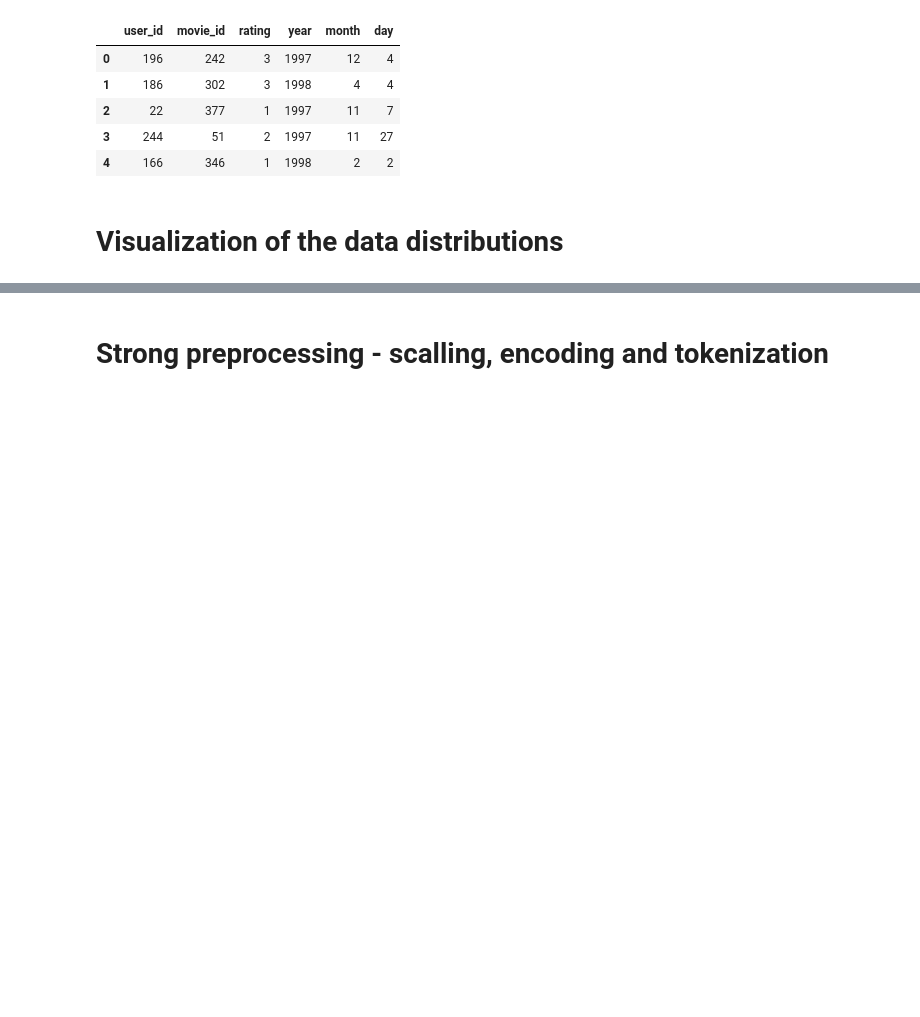
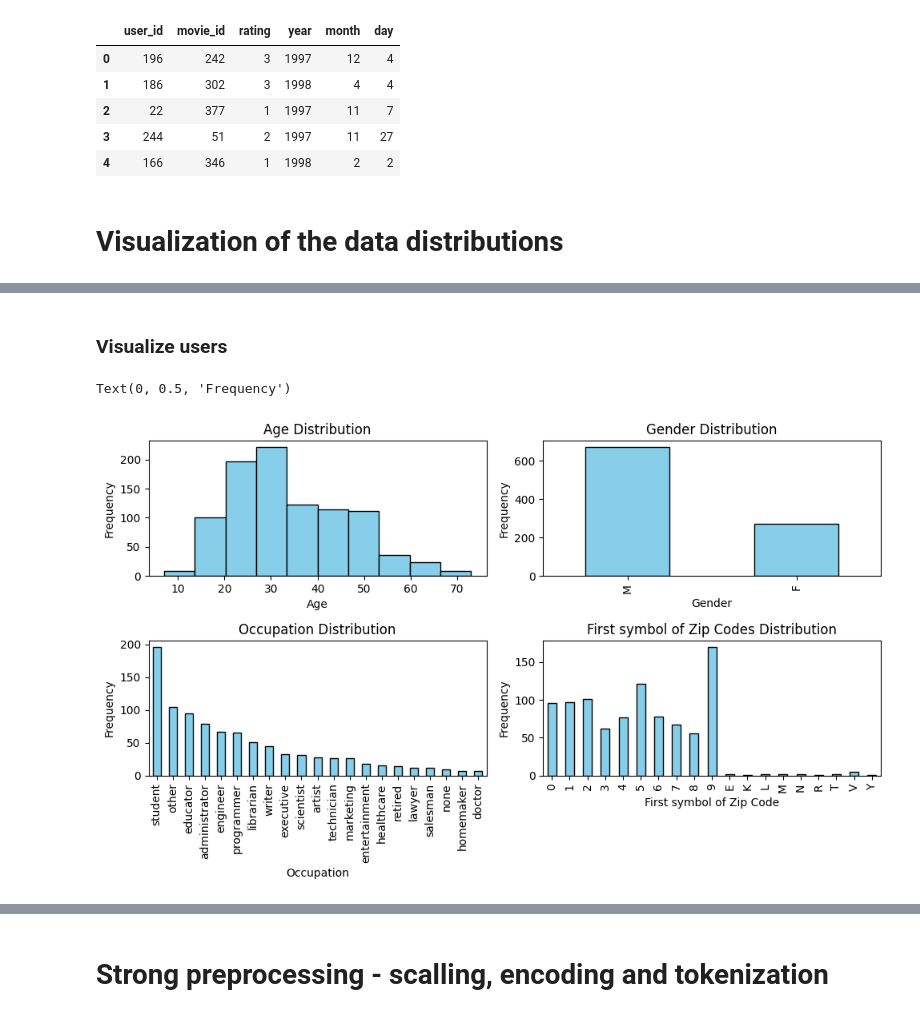
Before and after one commit to system205/PMLDL_Assignment2, a Jupyter notebook: notebooks/1.0-initial-data-exporation.ipynb, the cells around one changed output, grey strips where cells are left out. Cells and saved outputs as stored; diff of their text form; code cells hidden in the pictures; blank space fills up the shorter version.

```diff
--- a/notebooks/1.0-initial-data-exporation.ipynb
+++ b/notebooks/1.0-initial-data-exporation.ipynb
@@ -218,0 +314,36 @@ ratings_df.head()
+# %% [markdown]
+### Visualize users
+# %%
+# Visualization of age distribution
+plt.figure(figsize=(10, 6))
+plt.subplot(2, 2, 1)
+plt.hist(users_df['age'], bins=10, edgecolor='black', color='skyblue')
+plt.title('Age Distribution')
+plt.xlabel('Age')
+plt.ylabel('Frequency')
+
+# Visualization of gender distribution
+plt.subplot(2, 2, 2)
+users_df['gender'].value_counts().plot(kind='bar', edgecolor='black', color='skyblue')
+plt.title('Gender Distribution')
+plt.xlabel('Gender')
+plt.ylabel('Frequency')
+
+# Visualization of occupation distribution
+plt.subplot(2, 2, 3)
+users_df['occupation'].value_counts().plot(kind='bar', edgecolor='black', color='skyblue')
+plt.title('Occupation Distribution')
+plt.xlabel('Occupation')
+plt.ylabel('Frequency')
+
+plt.tight_layout()
+
+# Visualization of zip codes distribution
+plt.subplot(2, 2, 4)
+users_df['zip_code'].value_counts().sort_index().plot(kind='bar', edgecolor='black', color='skyblue')
+plt.title('First symbol of Zip Codes Distribution')
+plt.xlabel('First symbol of Zip Code')
+plt.ylabel('Frequency')
+# %% [output]
+Text(0, 0.5, 'Frequency')
+[figure, added]
```
Also changed, not shown: parts of 10 cells of this notebook.
